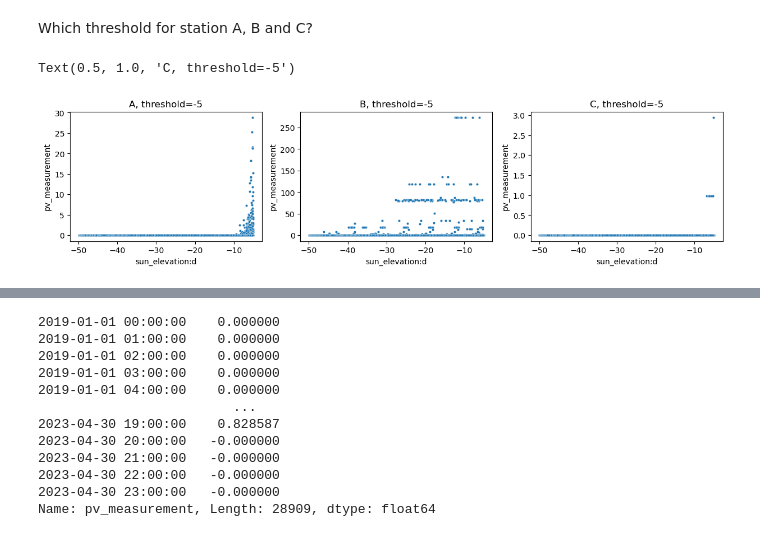
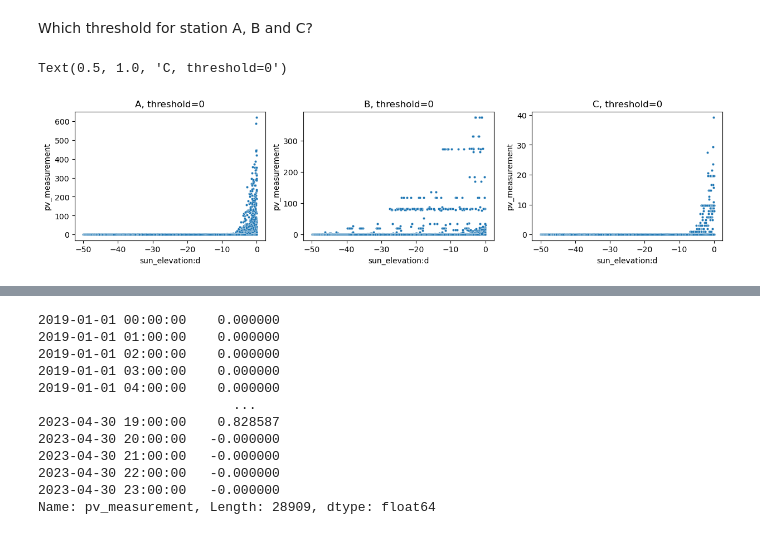
Before and after one commit to soricm/Time-Series-Forecasting-Solar-Energy-Production, a Jupyter notebook: Marijan/h2o-4-sub.ipynb, the cells around one changed output, grey strips where cells are left out. Saved outputs shown, nothing was run; the diff lists cells and outputs as text; code cells hidden in the pictures.

```diff
--- a/Marijan/h2o-4-sub.ipynb
+++ b/Marijan/h2o-4-sub.ipynb
@@ -151,21 +151,21 @@ X_train_c = pd.concat([X_train_observed_c, X_train_estimated_c], axis = 0)
 # %% [markdown]
 Which threshold for station A, B and C?
 # %%
-t_1, t_2, t_3 = -5, -5, -5
+t_1, t_2, t_3 = -0, -0, -0
 fig, axes = plt.subplots(nrows=1, ncols=3, figsize=(15, 3))
 axes = axes.flatten()
 
 sns.scatterplot(data=X_train_a[X_train_a['sun_elevation:d']< t_1], x='sun_elevation:d',y='pv_measurement', ax=axes[0], s=10)
 axes[0].set_title(f"A, threshold={t_1}")
 
 sns.scatterplot(data=X_train_b[X_train_b['sun_elevation:d']< t_2], x='sun_elevation:d',y='pv_measurement', ax=axes[1], s=10)
 axes[1].set_title(f"B, threshold={t_2}")
 
 sns.scatterplot(data=X_train_c[X_train_c['sun_elevation:d']< t_3], x='sun_elevation:d',y='pv_measurement', ax=axes[2], s=10)
 axes[2].set_title(f"C, threshold={t_3}")
 # %% [output]
-Text(0.5, 1.0, 'C, threshold=-5')
+Text(0.5, 1.0, 'C, threshold=0')
-[figure, old version]
+[figure, new version]
 # %%
 i = X_train_b[(X_train_b['sun_elevation:d']< -5) & (X_train_b['pv_measurement'] >30)].index
 # %%
```
Also changed, not shown: 9 other files.
